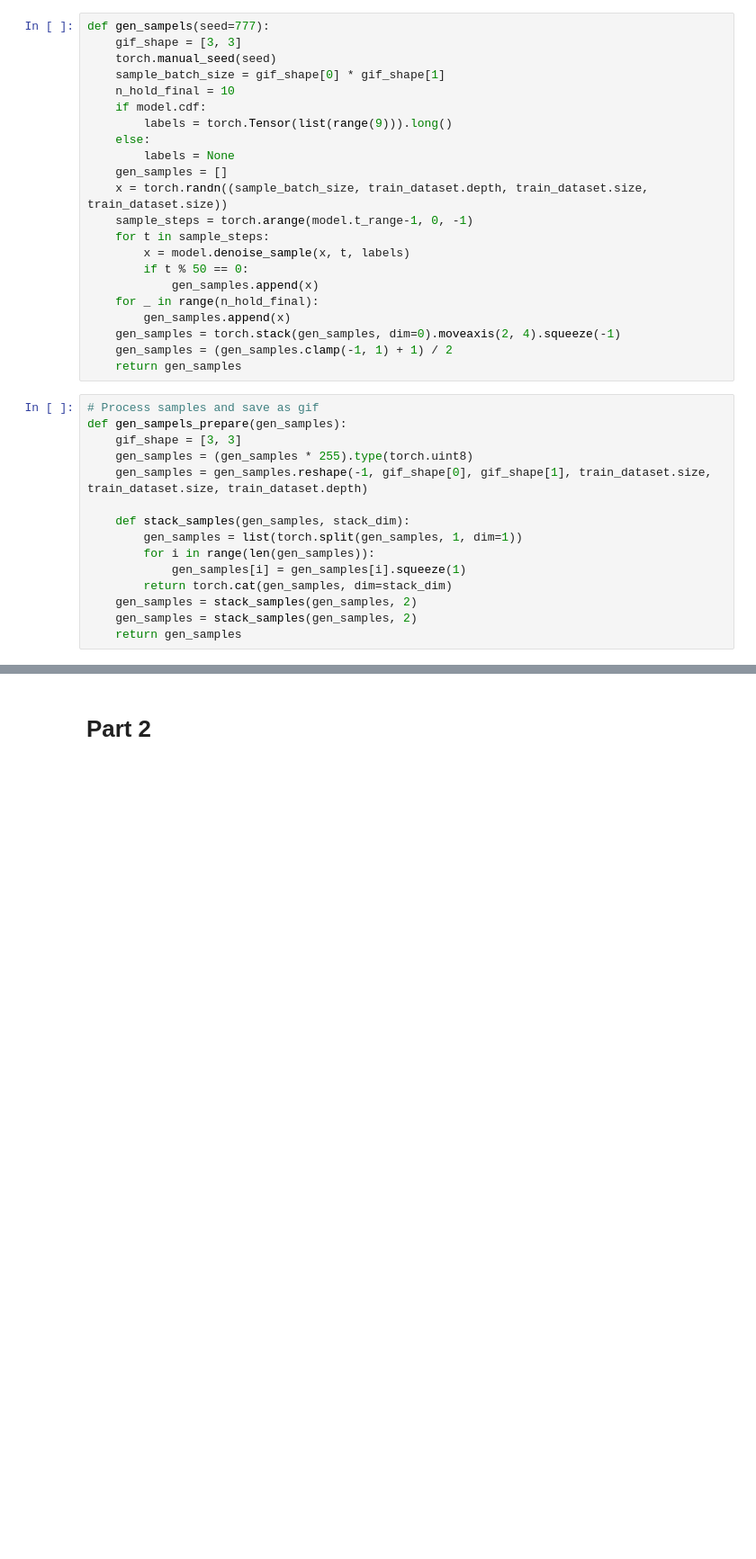
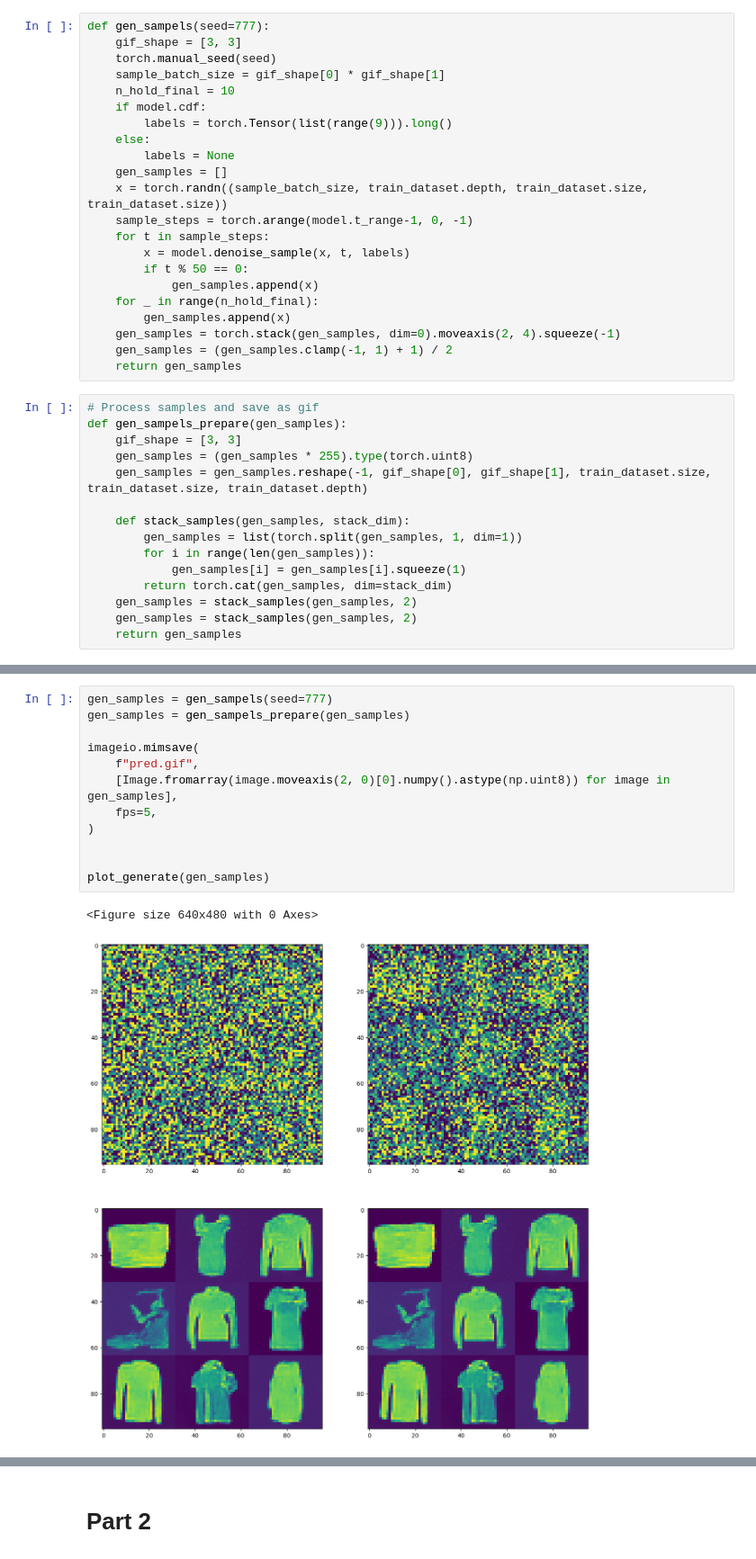
Before and after one commit to Misha24-10/nn_vk_course, a Jupyter notebook: hw_11/diffution/entry.ipynb, the cells around one changed output, grey strips where cells are left out. Shown at 90% size. Drawn from its saved outputs; the diff is of its cells as text; blank space fills up the shorter version.

```diff
--- a/hw_11/diffution/entry.ipynb
+++ b/hw_11/diffution/entry.ipynb
@@ -135 +147,16 @@ def gen_sampels_prepare(gen_samples):
+# %%
+gen_samples = gen_sampels(seed=777)
+gen_samples = gen_sampels_prepare(gen_samples)
+
+imageio.mimsave(
+    f"pred.gif",
+    [Image.fromarray(image.moveaxis(2, 0)[0].numpy().astype(np.uint8)) for image in gen_samples],
+    fps=5,
+)
+
+
+plot_generate(gen_samples)
+# %% [output]
+<Figure size 640x480 with 0 Axes>
+[figure, added]
 # %%
```
Also changed, not shown: parts of 16 cells of this notebook.
